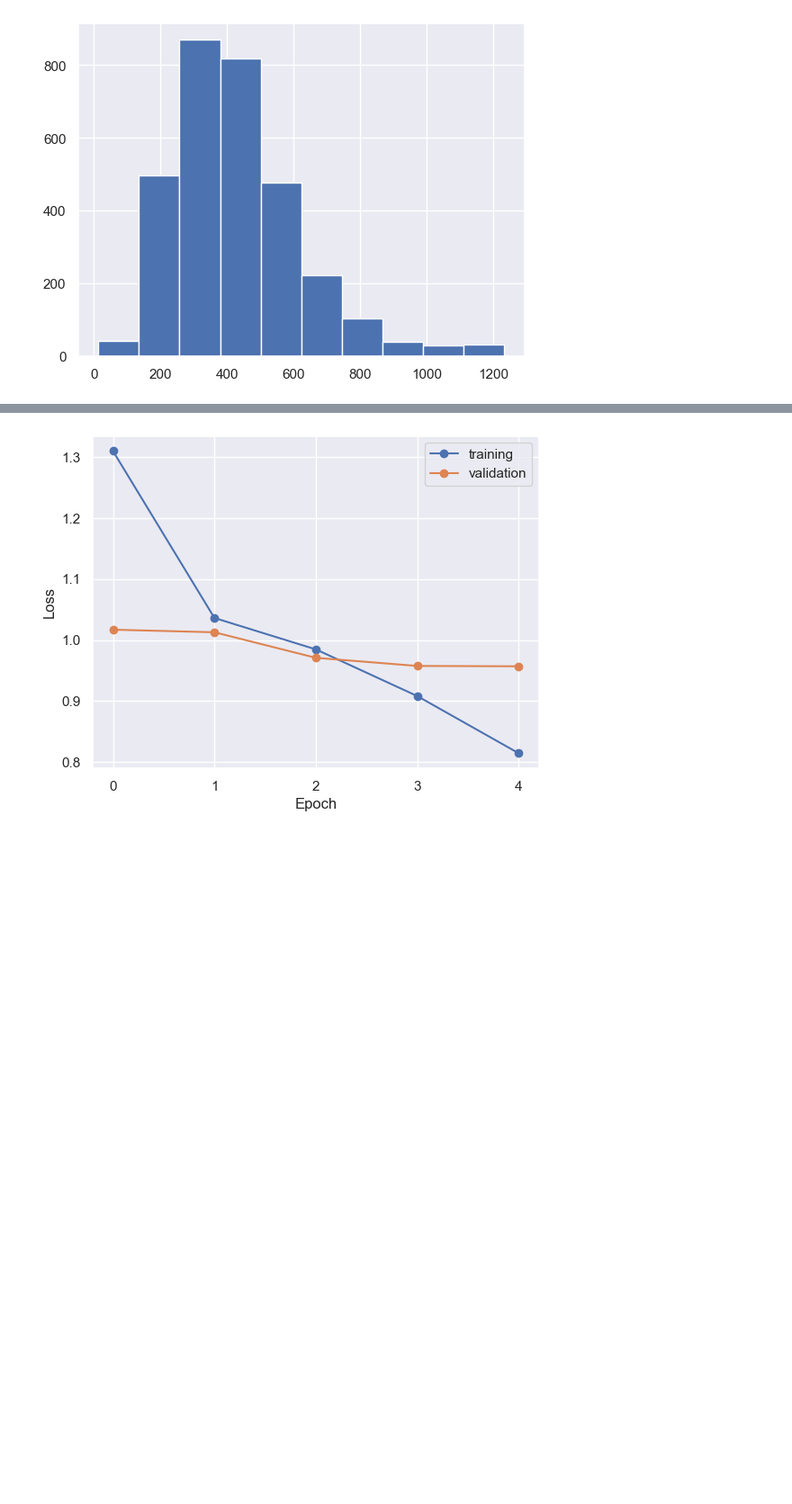
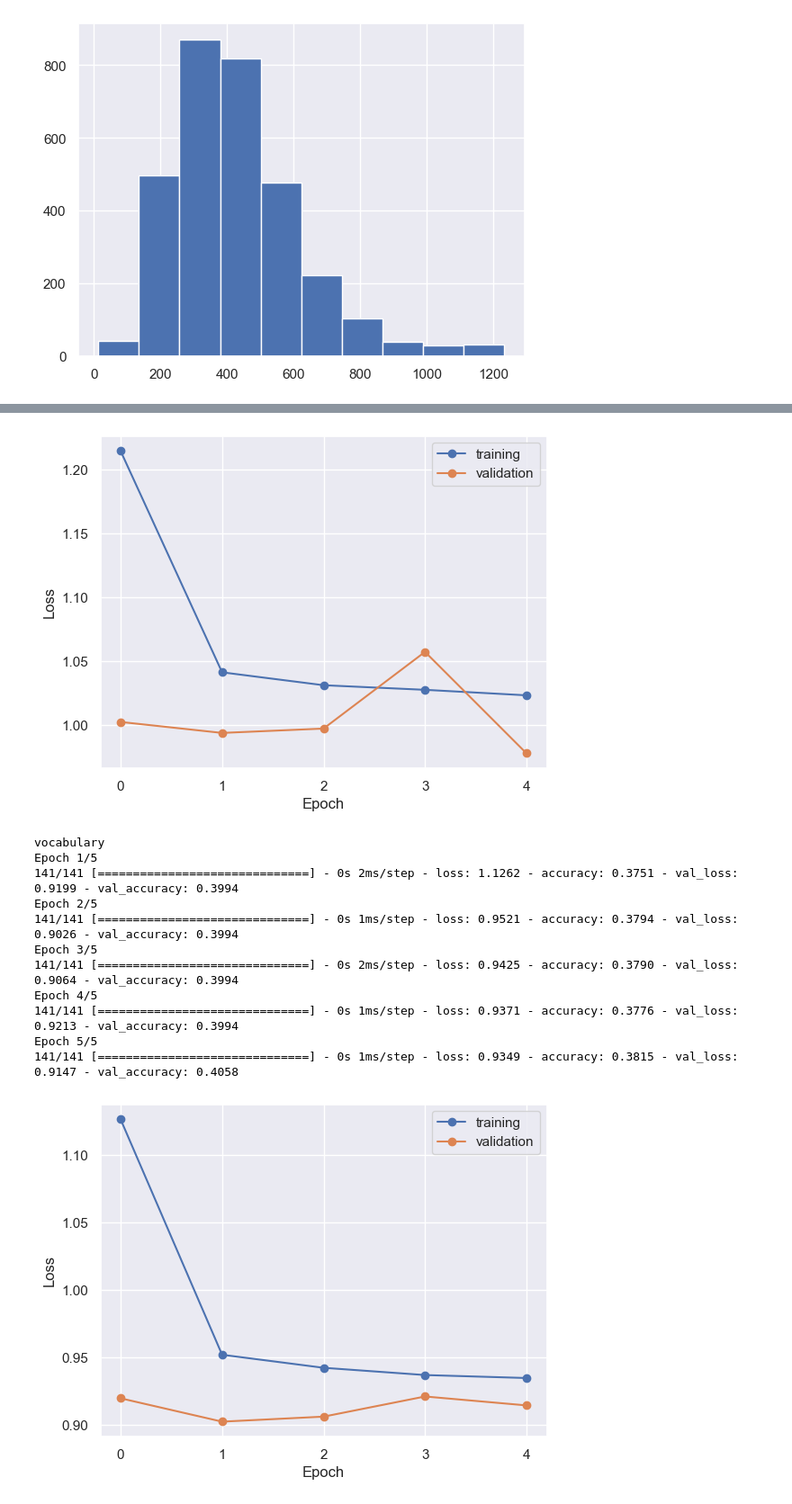
Before and after one commit to stephhe/kaggle_english_language_grading, a Jupyter notebook: logistic_embedding_model.ipynb, the cells around one changed output, grey strips where cells are left out. Shown: that part at 90% size. Drawn from its saved outputs; the diff is of its cells as text; code cells hidden in the pictures; blank space fills up the shorter version.

```diff
--- a/logistic_embedding_model.ipynb
+++ b/logistic_embedding_model.ipynb
@@ -111,7 +111,7 @@ def add_paddings(my_list, desired_length=max_length):
 train["text_index"] = train["text_index"].apply(add_paddings)
 # %%
 # Finally - logistic regression with learned embeddings!
-def build_embeddings_model(embedding_dim=9):
+def build_embeddings_model(embedding_dim=2):
   """Build a tf.keras model using embeddings."""
   # Clear session and remove randomness.
   tf.keras.backend.clear_session()
@@ -132,7 +132,7 @@ def build_embeddings_model(embedding_dim=9):
   ))
 
   model.compile(loss='sparse_categorical_crossentropy',
-                optimizer='adam',
+                optimizer='SGD',
                 metrics=['accuracy'])
 
   return model
@@ -147,18 +147,21 @@ def plot_history(history):
   plt.show()
 # %%
 x_train = np.array([x for x in train["text_index"]])
-y_cohesion = np.asarray(train["cohesion"]).astype(np.float32)
 
-model = build_embeddings_model(embedding_dim=5)
-history = model.fit(
-  x = x_train,  # our sparse padded training data
-  y = y_cohesion,          # corresponding binary labels
-  epochs=5,             # number of passes through the training data
-  batch_size=64,        # mini-batch size
-  validation_split=0.1, # use a fraction of the examples for validation
-  verbose=1             # display some progress output during training
+for outcome in ["syntax", "vocabulary", "cohesion", "phraseology", "grammar", "conventions"]:
+    print(outcome)
+    y = np.asarray(train[outcome]).astype(np.float32)
+
+    model = build_embeddings_model(embedding_dim=5)
+    history = model.fit(
+      x = x_train,  # our sparse padded training data
+      y = y,          # corresponding binary labels
+      epochs=5,             # number of passes through the training data
+      batch_size=20,        # mini-batch size
+      validation_split=0.1, # use a fraction of the examples for validation
+      verbose=1             # display some progress output during training
             )
 
-history = pd.DataFrame(history.history)
-plot_history(history)
+    history = pd.DataFrame(history.history)
+    plot_history(history)
 # %% [output]
@@ -175 +180,13 @@ Epoch 5/5
-[figure, old version]
+[figure, new version]
+vocabulary
+Epoch 1/5
+141/141 [==============================] - 0s 2ms/step - loss: 1.1262 - accuracy: 0.3751 - val_loss: 0.9199 - val_accuracy: 0.3994
+Epoch 2/5
+141/141 [==============================] - 0s 1ms/step - loss: 0.9521 - accuracy: 0.3794 - val_loss: 0.9026 - val_accuracy: 0.3994
+Epoch 3/5
+141/141 [==============================] - 0s 2ms/step - loss: 0.9425 - accuracy: 0.3790 - val_loss: 0.9064 - val_accuracy: 0.3994
+Epoch 4/5
+141/141 [==============================] - 0s 1ms/step - loss: 0.9371 - accuracy: 0.3776 - val_loss: 0.9213 - val_accuracy: 0.3994
+Epoch 5/5
+141/141 [==============================] - 0s 1ms/step - loss: 0.9349 - accuracy: 0.3815 - val_loss: 0.9147 - val_accuracy: 0.4058
+[figure, added]
```
Also changed, not shown: parts of 4 cells of this notebook.
